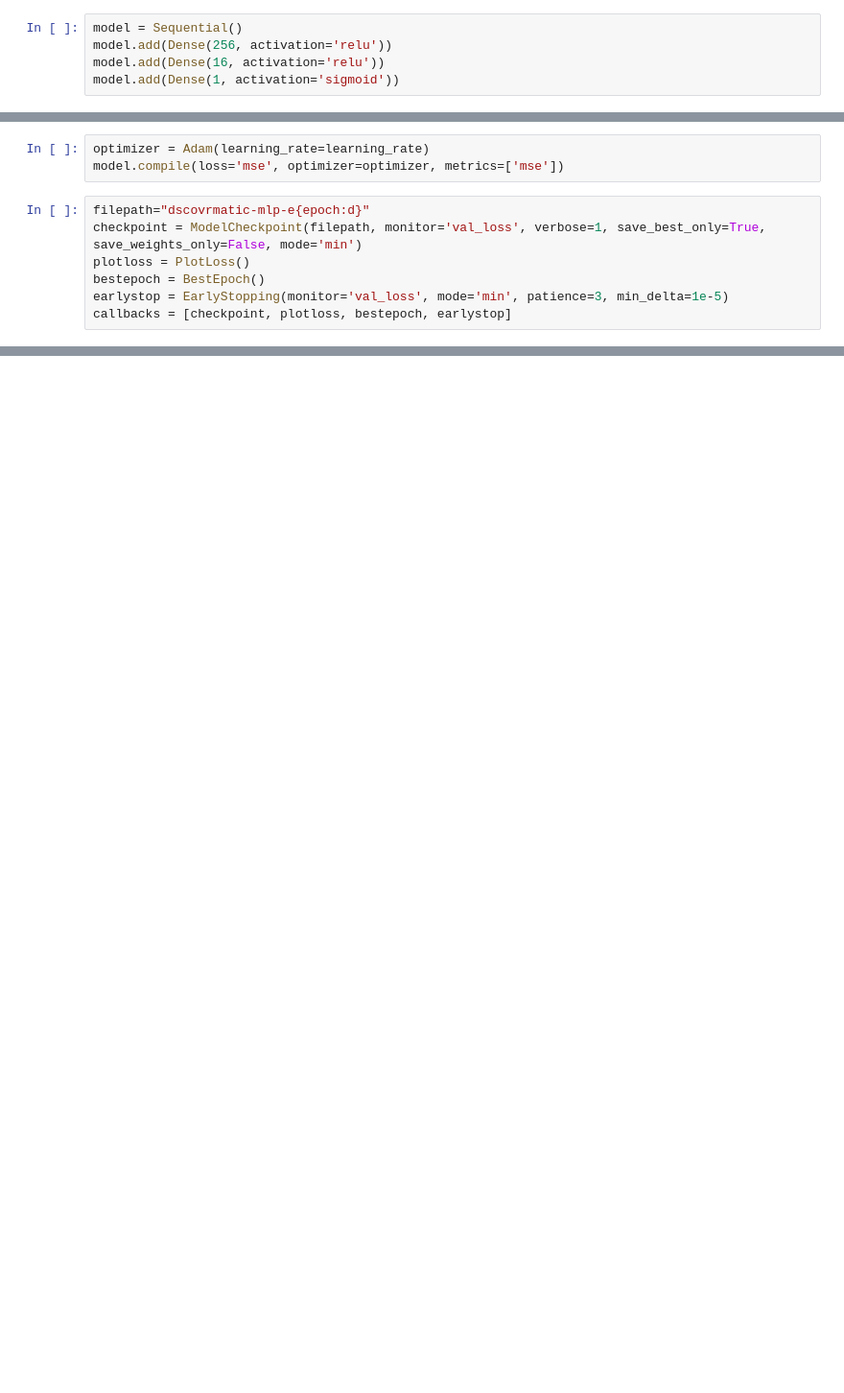
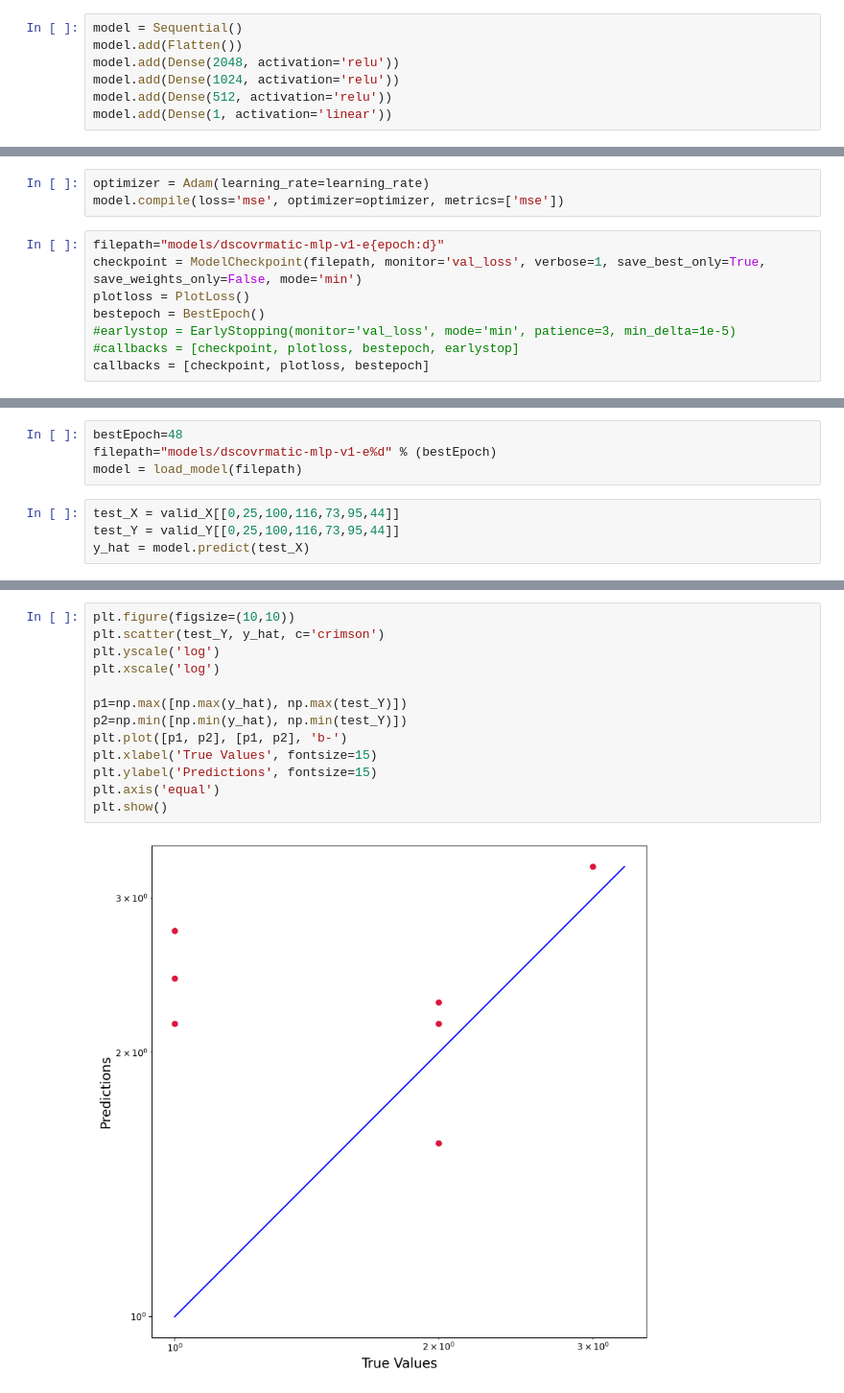
Before and after one commit to edubergeek/dscovrmatic, a Jupyter notebook: dscovrmatic-mlp.ipynb, the cells around one changed output, grey strips where cells are left out. Shown at 96% size. Drawn from its saved outputs; the diff is of its cells as text; blank space fills up the shorter version.

Commit message:
Improve on the baseline MLP model
Add prediction truth table and distribution plot

```diff
--- a/dscovrmatic-mlp.ipynb
+++ b/dscovrmatic-mlp.ipynb
@@ -93,6 +127,8 @@ batch_size=16
 learning_rate=1e-3
 # %%
 model = Sequential()
-model.add(Dense(256, activation='relu'))
-model.add(Dense(16, activation='relu'))
-model.add(Dense(1, activation='sigmoid'))
+model.add(Flatten())
+model.add(Dense(2048, activation='relu'))
+model.add(Dense(1024, activation='relu'))
+model.add(Dense(512, activation='relu'))
+model.add(Dense(1, activation='linear'))
@@ -100,12 +149,13 @@ model.add(Dense(1, activation='sigmoid'))
 optimizer = Adam(learning_rate=learning_rate)
 model.compile(loss='mse', optimizer=optimizer, metrics=['mse'])
 # %%
-filepath="dscovrmatic-mlp-e{epoch:d}"
+filepath="models/dscovrmatic-mlp-v1-e{epoch:d}"
 checkpoint = ModelCheckpoint(filepath, monitor='val_loss', verbose=1, save_best_only=True, save_weights_only=False, mode='min')
 plotloss = PlotLoss()
 bestepoch = BestEpoch()
-earlystop = EarlyStopping(monitor='val_loss', mode='min', patience=3, min_delta=1e-5)
-callbacks = [checkpoint, plotloss, bestepoch, earlystop]
+#earlystop = EarlyStopping(monitor='val_loss', mode='min', patience=3, min_delta=1e-5)
+#callbacks = [checkpoint, plotloss, bestepoch, earlystop]
+callbacks = [checkpoint, plotloss, bestepoch]
 # %%
 model.fit(train_X, train_Y, validation_data=(valid_X, valid_Y), epochs=epochs, batch_size=batch_size, callbacks=callbacks, verbose=1, shuffle=1)
 bestEpoch = bestepoch.get_best_epoch()
@@ -169,0 +200,8 @@ print(y_hat)
+# %%
+bestEpoch=48
+filepath="models/dscovrmatic-mlp-v1-e%d" % (bestEpoch)
+model = load_model(filepath)
+# %%
+test_X = valid_X[[0,25,100,116,73,95,44]]
+test_Y = valid_Y[[0,25,100,116,73,95,44]]
+y_hat = model.predict(test_X)
@@ -169,0 +221,15 @@ print(y_hat)
+# %%
+plt.figure(figsize=(10,10))
+plt.scatter(test_Y, y_hat, c='crimson')
+plt.yscale('log')
+plt.xscale('log')
+
+p1=np.max([np.max(y_hat), np.max(test_Y)])
+p2=np.min([np.min(y_hat), np.min(test_Y)])
+plt.plot([p1, p2], [p1, p2], 'b-')
+plt.xlabel('True Values', fontsize=15)
+plt.ylabel('Predictions', fontsize=15)
+plt.axis('equal')
+plt.show()
+# %% [output]
+[figure, added]
```
Also changed, not shown: parts of 19 cells of this notebook.
